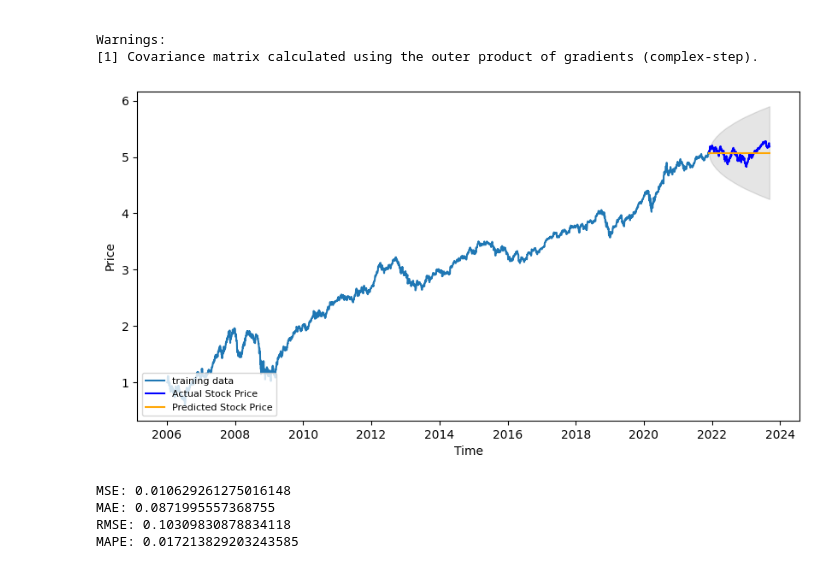
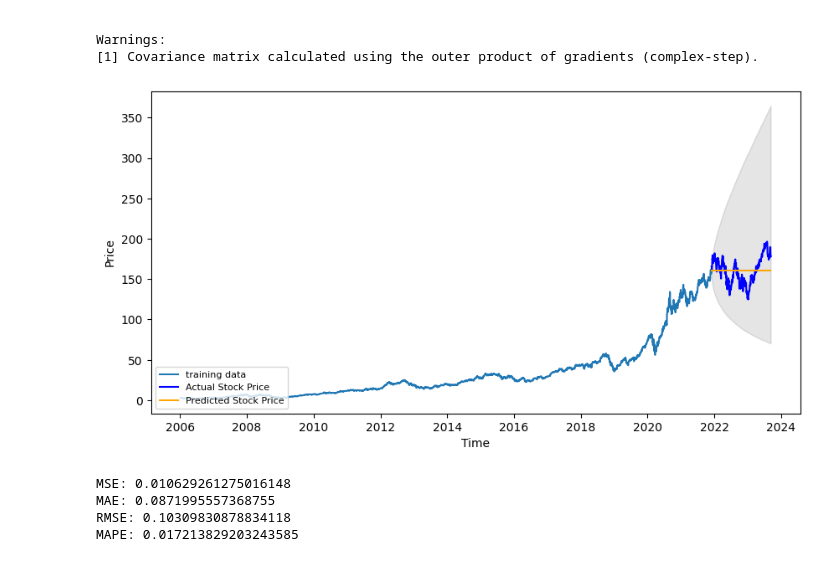
Before and after one commit to erendagasan/Eren-Dagasan-Personal, a Jupyter notebook: ARMIS.ipynb, the cells around one changed output. Drawn from its saved outputs; the diff is of its cells as text; code cells hidden in the pictures.

```diff
--- a/ARMIS.ipynb
+++ b/ARMIS.ipynb
@@ -209,26 +209,26 @@ Warnings:
 # %%
 forecast_results = fitted.get_forecast(steps=446, alpha=0.05)
 
 fc = forecast_results.predicted_mean
 conf = forecast_results.conf_int()
 
 fc_series = pd.Series(fc, index=test_data.index)
 lower_series = pd.Series(conf.iloc[:, 0], index=test_data.index)
 upper_series = pd.Series(conf.iloc[:, 1], index=test_data.index)
 
 plt.figure(figsize=(10,5), dpi=100)
-plt.plot(train_data, label='training data')
-plt.plot(test_data, color = 'blue', label='Actual Stock Price')
-plt.plot(test_data.index, fc, color = 'orange',label='Predicted Stock Price')
-plt.fill_between(test_data.index, conf.iloc[:, 0], conf.iloc[:, 1],
+plt.plot(np.exp(train_data), label='training data')
+plt.plot(np.exp(test_data), color='blue', label='Actual Stock Price')
+plt.plot(test_data.index, np.exp(fc), color='orange', label='Predicted Stock Price')  # Convert back to original scale
+plt.fill_between(test_data.index, np.exp(conf.iloc[:, 0]), np.exp(conf.iloc[:, 1]),
                  color='k', alpha=.10)
 
 plt.xlabel('Time')
 plt.ylabel('Price')
 plt.legend(loc='lower left', fontsize=8)
 plt.show()
 # %% [output]
-[figure, old version]
+[figure, new version]
 # %%
 # report performance
 mse = mean_squared_error(test_data, fc)
```
Also changed, not shown: parts of 1 cell of this notebook.
